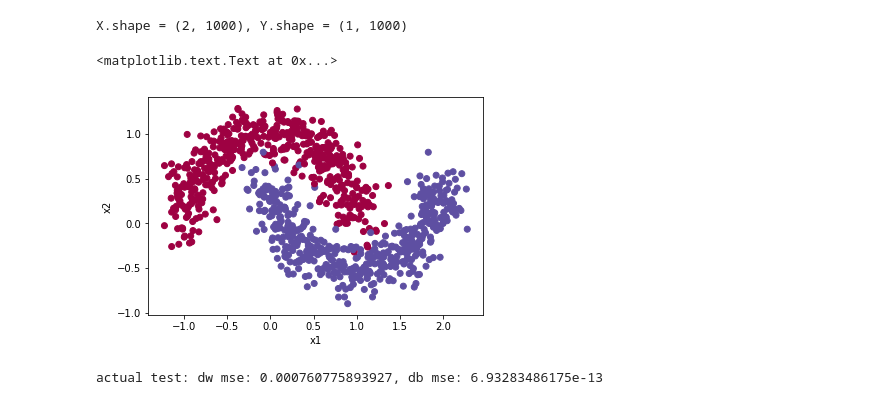
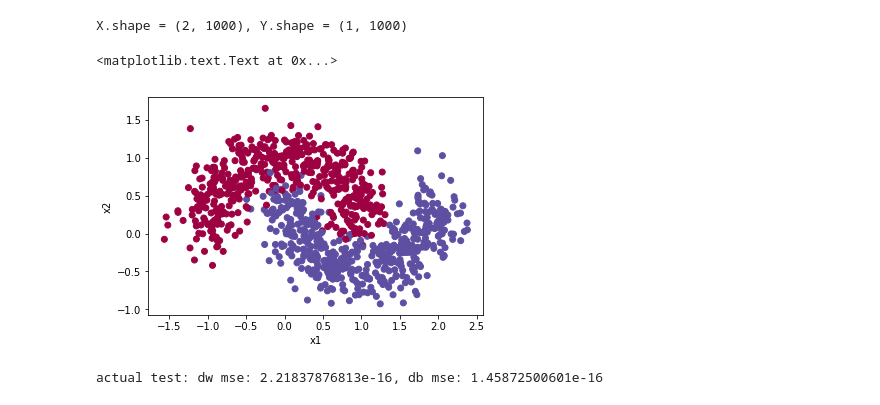
Before and after one commit to v-shmyhlo/machine-learning-playground, a Jupyter notebook: nn_framework_experiments.ipynb, the cells around one changed output. Saved outputs shown, nothing was run; the diff lists cells and outputs as text; code cells hidden in the pictures.

```diff
--- a/nn_framework_experiments.ipynb
+++ b/nn_framework_experiments.ipynb
@@ -23,40 +22,20 @@ def dense(X, input_dim, output_dim):
 # %%
-# m = 100
-# X = np.ones([2, m]) + 10
-# X[:, m // 2:] += 10
-# X += np.random.randn(X.shape[0], X.shape[1]) * 3
-# Y = np.hstack([np.zeros((1, m // 2)), np.ones((1, m // 2))])
-# X /= 25
-
-X, Y = sklearn.datasets.make_moons(1000, noise=0.15)
+m = 1000
+X, Y = sklearn.datasets.make_moons(m, noise=0.2)
 X = X.T
 Y = Y.reshape(-1, 1).T
 
 print('X.shape = %s, Y.shape = %s' % (X.shape, Y.shape))
 plt.scatter(X[0, :], X[1, :], c=Y, cmap=plt.cm.Spectral)
 plt.ylabel('x2')
 plt.xlabel('x1')
 # %% [output]
 X.shape = (2, 1000), Y.shape = (1, 1000)
 <matplotlib.text.Text at 0x...>
-[figure, old version]
+[figure, new version]
 # %%
-# def dot_grads(var, a, b, name):
-#   with tf.name_scope(name):
-#     fill = tf.fill((n_h, m), 1.)
-#     with tf.name_scope('matmul_grad'):
-#       da_target = tf.matmul(fill, b, transpose_b=True)
-#       db_target = tf.matmul(fill, a, transpose_a=True)
-
-#     [da] = tf.gradients(a, [var], da_target, name='da')
-#     [db] = tf.gradients(b, [var], tf.transpose(db_target), name='db')
-
-#     if da is None:
-#       return db
-#     elif db is None:
-#       return da
-#     else:
-#       return tf.add_n([da, db])
+def compare(a, b):
+  return np.linalg.norm(a - b) / (np.linalg.norm(a) + np.linalg.norm(b))
 
 tf.reset_default_graph()
 m = 1000
@@ -85,10 +64,10 @@ wmy = Variable(w)
 biasmy = Variable(b)
 amy = wmy * Const(2)
 amy *= amy
-bmy = (Const(t1).dot(wmy.dot(Const(t2))) + Const(1)) * Const(2) - Const(3)
+bmy = (Const(t1) @ wmy @ Const(t2) + Const(1)) * Const(2) - Const(3)
 bmy *= bmy
 
-zmy = amy.dot(bmy) + biasmy ** Const(2)
+zmy = amy @ bmy + biasmy ** Const(2)
 zmy *= zmy
 dwmy, dbmy = zmy.deriv(wmy, Ones(zmy.shape)), zmy.deriv(biasmy, Ones(zmy.shape))
 
@@ -96,31 +75,14 @@ with tf.Session() as sess:
   [dwtf_val, dbtf_val] = sess.run([dwtf, dbtf])
   [dwmy_val, dbmy_val] = Session().run([dwmy, dbmy], {})
 
-#   e = 1e-8
-#   dw_num = np.zeros(w.shape)
-#   for r in range(w.shape[0]):
-#     for c in range(w.shape[1]):
-#       w_copy = np.copy(w)
-#       w_copy[r, c] -= e
-#       assign = wmy.assign(Const(w_copy))
-#       [_, zm] = Session().run([assign, zmy])
-
-#       w_copy = np.copy(w)
-#       w_copy[r, c] += e
-#       assign = wmy.assign(Const(w_copy))
-#       [_, zp] = Session().run([assign, zmy])
-
-#       dw_num[r, c] = (zp - zm) / (2 * e)
-
   assert dwtf_val.shape == dwmy_val.shape, 'dw shapes should match'
   assert dbtf_val.shape == dbmy_val.shape, 'db shapes should match'
 
-  dw_mse = np.mean(np.square(dwtf_val - dwmy_val))
-  db_mse = np.mean(np.square(dbtf_val - dbmy_val))
-#   dw_num_mse = np.mean(np.square(dw_num - dwmy_val))
+  dw_mse = compare(dwtf_val, dwmy_val)
+  db_mse = compare(dbtf_val, dbmy_val)
 
   print('actual test: dw mse: %s, db mse: %s' % (dw_mse, db_mse))
 # %% [output]
-actual test: dw mse: 0.000760775893927, db mse: 6.93283486175e-13
+actual test: dw mse: 2.21837876813e-16, db mse: 1.45872500601e-16
 # %%
 learning_rate = 0.1
```
Also changed, not shown: parts of 3 cells of this notebook, 5 other files.
